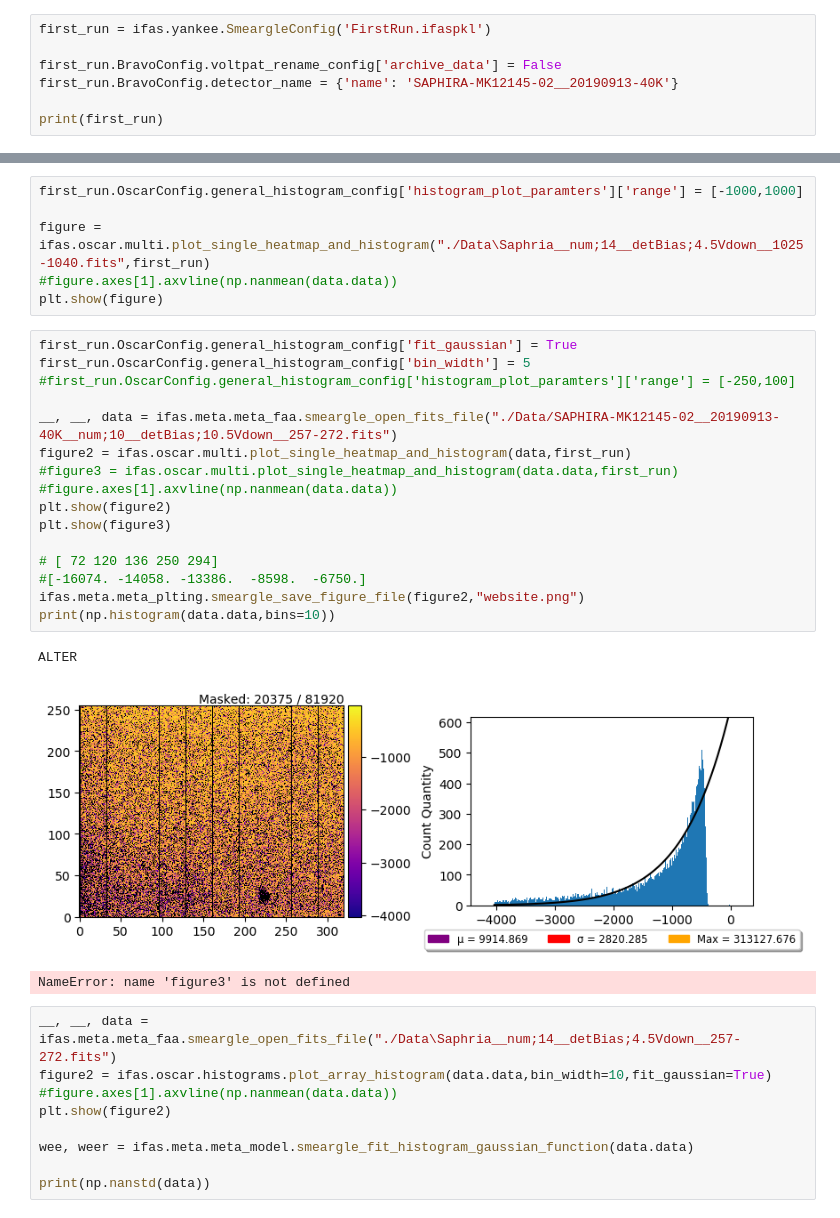
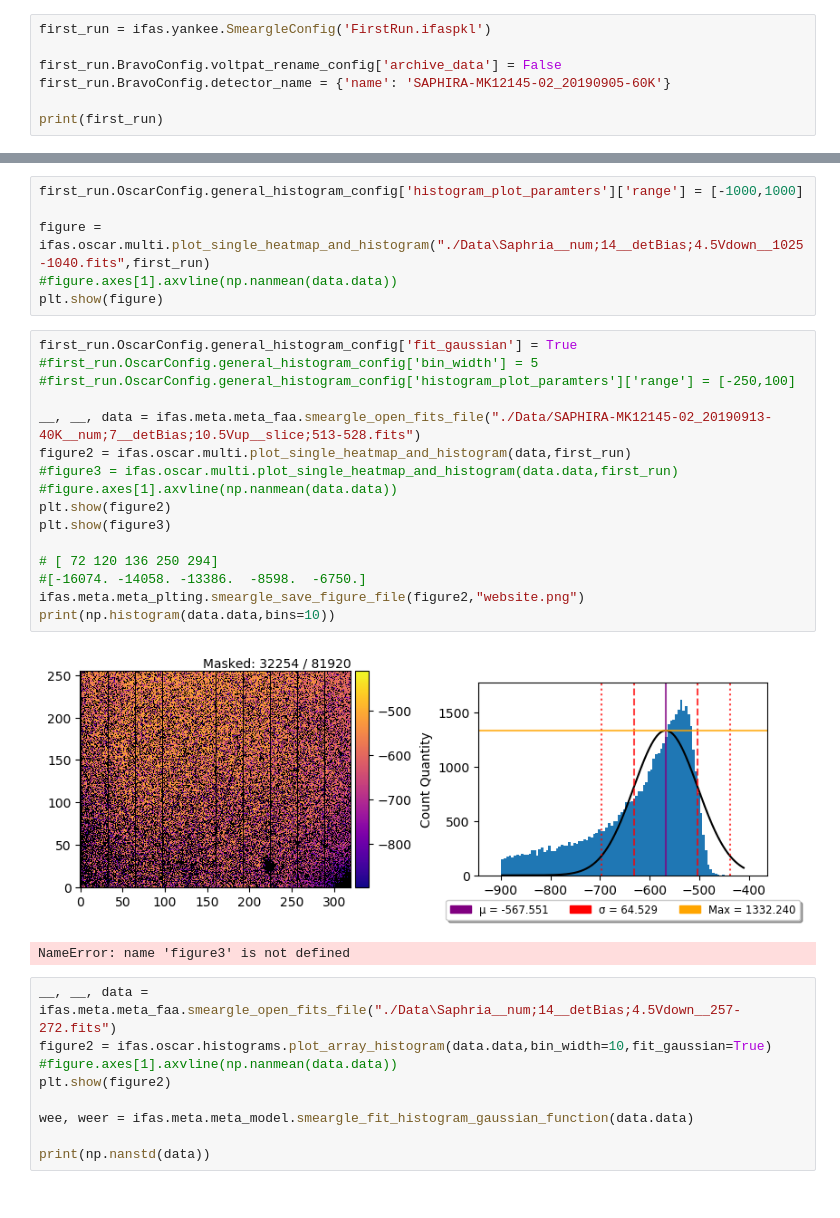
Before and after one commit to psmd-iberutaru/IfA-Smeargle, a Jupyter notebook: Testing.ipynb, the cells around one changed output, grey strips where cells are left out. Drawn from its saved outputs; the diff is of its cells as text.

```diff
--- a/Testing.ipynb
+++ b/Testing.ipynb
@@ -19,7 +20,7 @@ import IfA_Smeargle as ifas
 first_run = ifas.yankee.SmeargleConfig('FirstRun.ifaspkl')
 
 first_run.BravoConfig.voltpat_rename_config['archive_data'] = False
-first_run.BravoConfig.detector_name = {'name': 'SAPHIRA-MK12145-02__20190913-40K'}
+first_run.BravoConfig.detector_name = {'name': 'SAPHIRA-MK12145-02_20190905-60K'}
 
 print(first_run)
 # %% [output]
@@ -71,24 +74,23 @@ figure = ifas.oscar.multi.plot_single_heatmap_and_histogram("./Data\Saphria__num
 plt.show(figure)
 # %%
 first_run.OscarConfig.general_histogram_config['fit_gaussian'] = True
-first_run.OscarConfig.general_histogram_config['bin_width'] = 5
+#first_run.OscarConfig.general_histogram_config['bin_width'] = 5
 #first_run.OscarConfig.general_histogram_config['histogram_plot_paramters']['range'] = [-250,100]
 
-__, __, data = ifas.meta.meta_faa.smeargle_open_fits_file("./Data/SAPHIRA-MK12145-02__20190913-40K__num;10__detBias;10.5Vdown__257-272.fits")
+__, __, data = ifas.meta.meta_faa.smeargle_open_fits_file("./Data/SAPHIRA-MK12145-02_20190913-40K__num;7__detBias;10.5Vup__slice;513-528.fits")
 figure2 = ifas.oscar.multi.plot_single_heatmap_and_histogram(data,first_run)
 #figure3 = ifas.oscar.multi.plot_single_heatmap_and_histogram(data.data,first_run)
 #figure.axes[1].axvline(np.nanmean(data.data))
 plt.show(figure2)
 plt.show(figure3)
 
 # [ 72 120 136 250 294]
 #[-16074. -14058. -13386.  -8598.  -6750.]
 ifas.meta.meta_plting.smeargle_save_figure_file(figure2,"website.png")
 print(np.histogram(data.data,bins=10))
 # %% [output]
+[figure, new version]
-ALTER
+NameError: name 'figure3' is not defined
-[figure, old version]
-NameError: name 'figure3' is not defined
 # %%
 __, __, data = ifas.meta.meta_faa.smeargle_open_fits_file("./Data\Saphria__num;14__detBias;4.5Vdown__257-272.fits")
 figure2 = ifas.oscar.histograms.plot_array_histogram(data.data,bin_width=10,fit_gaussian=True)
```
Also changed, not shown: parts of 12 cells of this notebook, 11 other files.
